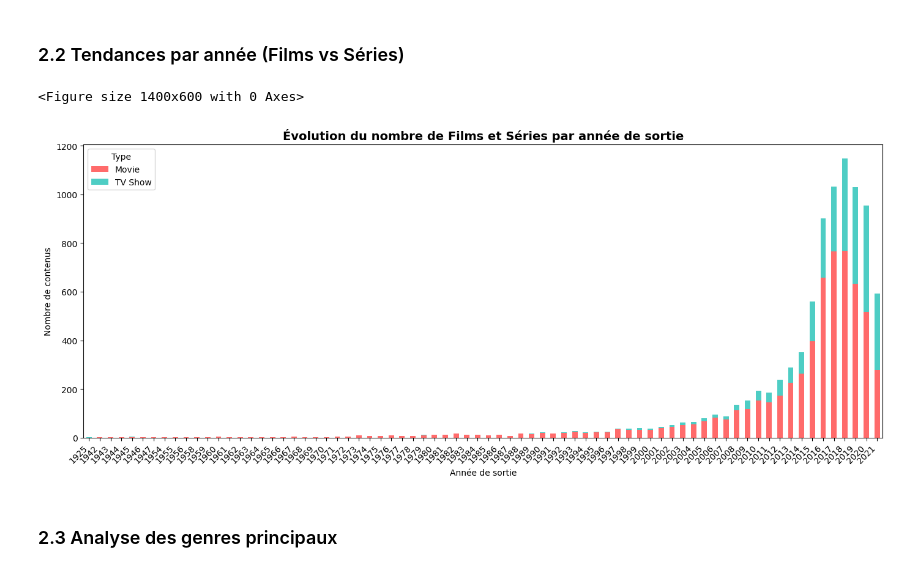
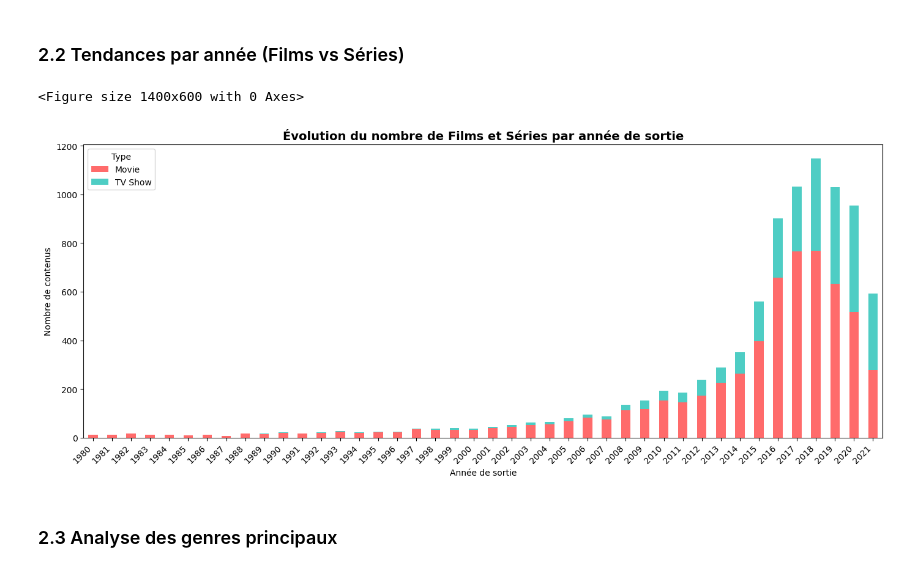
Before and after one commit to LaPoulePunto/netflix-eda-analyse, a Jupyter notebook: main.ipynb, the cells around one changed output. Saved outputs shown, nothing was run; the diff lists cells and outputs as text; code cells hidden in the pictures.

```diff
--- a/main.ipynb
+++ b/main.ipynb
@@ -211,30 +211,30 @@ Name: proportion, dtype: float64
 # %%
 import plotly.express as px
 
 type_by_year = df.groupby(['release_year', 'type']).size().unstack(fill_value=0)
-
+type_by_year = type_by_year[type_by_year.index >= 1980]
 plt.figure(figsize=(14, 6))
 type_by_year.plot(kind='bar', stacked=True, color=['#FF6B6B', '#4ECDC4'], figsize=(14, 6))
 plt.title('Évolution du nombre de Films et Séries par année de sortie',
           fontsize=14, fontweight='bold')
 plt.xlabel('Année de sortie')
 plt.ylabel('Nombre de contenus')
 plt.legend(title='Type')
 plt.xticks(rotation=45, ha='right')
 plt.tight_layout()
 plt.show()
 
 fig = px.bar(type_by_year,
              x=type_by_year.index,
              y=['Movie', 'TV Show'],
              title='Évolution du nombre de Films et Séries par année de sortie',
              labels={'value': 'Nombre de contenus', 'release_year': 'Année de sortie'},
              barmode='group')
 fig.update_layout(xaxis_tickangle=-45)
 fig.show()
 # %% [output]
 <Figure size 1400x600 with 0 Axes>
-[figure, old version]
+[figure, new version]
 # %% [markdown]
 ### 2.3 Analyse des genres principaux
 # %%
```
Also changed, not shown: parts of 2 cells of this notebook.
